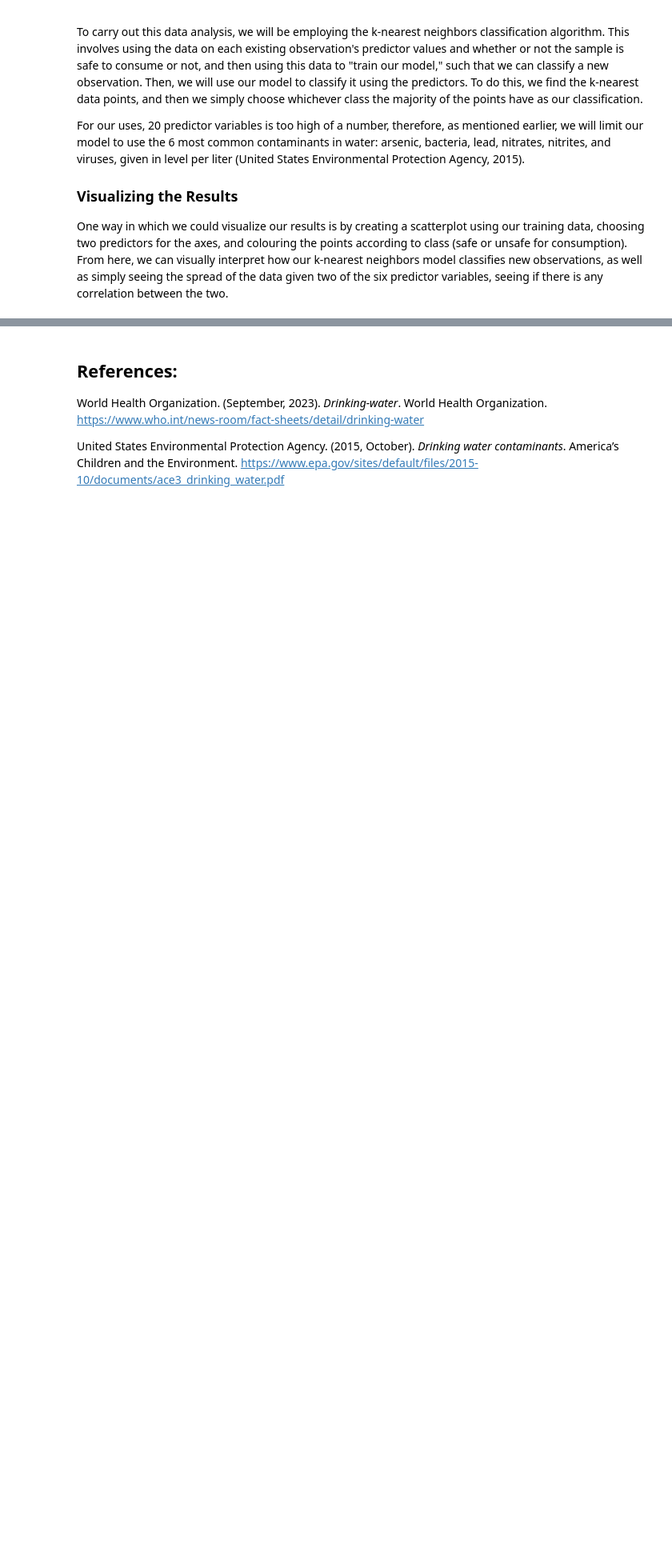
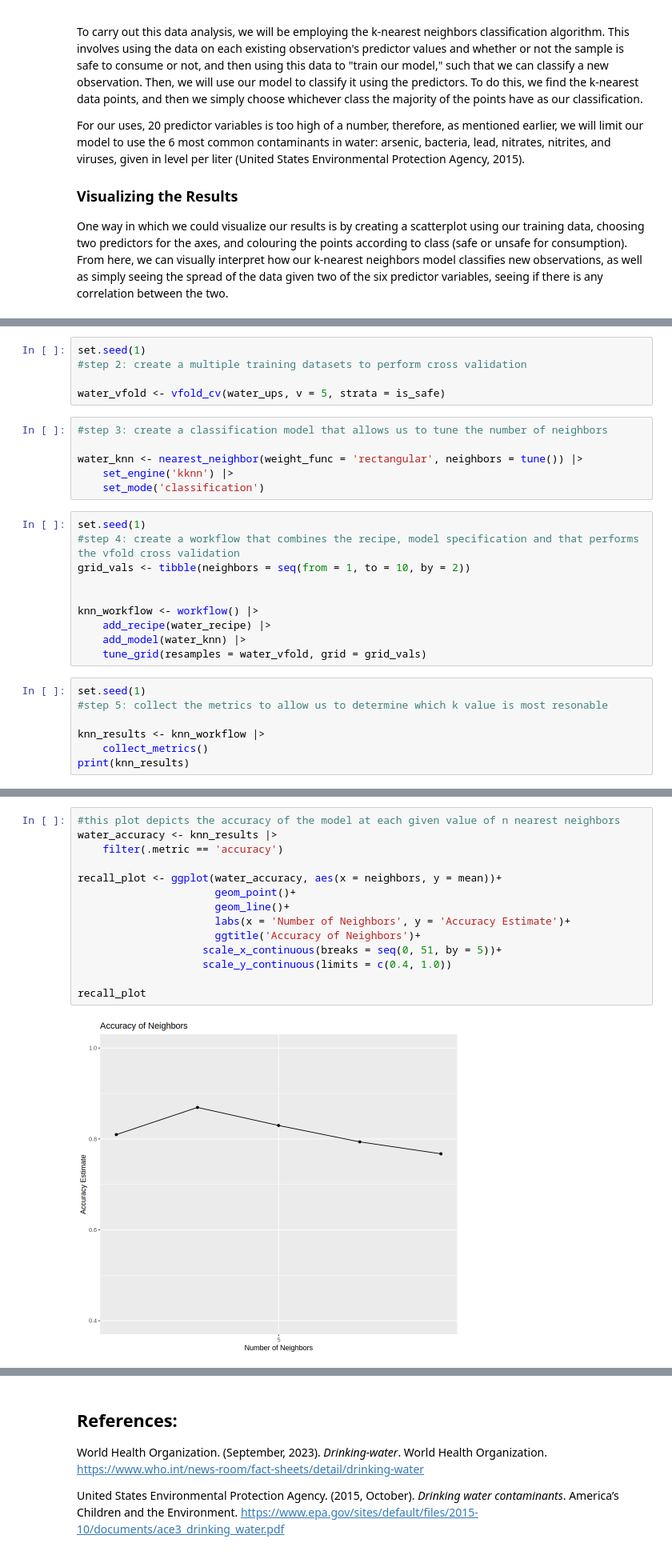
Before and after one commit to zayan-sheikh/DSCI-G13-Project, a Jupyter notebook: proj.ipynb, the cells around one changed output, grey strips where cells are left out. Shown at 80% size. Drawn from its saved outputs; the diff is of its cells as text; blank space fills up the shorter version.

```diff
--- a/proj.ipynb
+++ b/proj.ipynb
@@ -172,0 +232,28 @@ One way in which we could visualize our results is by creating a scatterplot usi
+# %%
+set.seed(1)
+#step 2: create a multiple training datasets to perform cross validation
+
+water_vfold <- vfold_cv(water_ups, v = 5, strata = is_safe)
+# %%
+#step 3: create a classification model that allows us to tune the number of neighbors
+
+water_knn <- nearest_neighbor(weight_func = 'rectangular', neighbors = tune()) |>
+    set_engine('kknn') |>
+    set_mode('classification')
+# %%
+set.seed(1)
+#step 4: create a workflow that combines the recipe, model specification and that performs the vfold cross validation
+grid_vals <- tibble(neighbors = seq(from = 1, to = 10, by = 2))
+
+
+knn_workflow <- workflow() |>
+    add_recipe(water_recipe) |>
+    add_model(water_knn) |>
+    tune_grid(resamples = water_vfold, grid = grid_vals)
+# %%
+set.seed(1)
+#step 5: collect the metrics to allow us to determine which k value is most resonable
+
+knn_results <- knn_workflow |>
+    collect_metrics()
+print(knn_results)
@@ -172,0 +274,16 @@ One way in which we could visualize our results is by creating a scatterplot usi
+# %%
+#this plot depicts the accuracy of the model at each given value of n nearest neighbors
+water_accuracy <- knn_results |>
+    filter(.metric == 'accuracy')
+
+recall_plot <- ggplot(water_accuracy, aes(x = neighbors, y = mean))+
+                      geom_point()+
+                      geom_line()+
+                      labs(x = 'Number of Neighbors', y = 'Accuracy Estimate')+
+                      ggtitle('Accuracy of Neighbors')+
+                    scale_x_continuous(breaks = seq(0, 51, by = 5))+
+                    scale_y_continuous(limits = c(0.4, 1.0))
+
+recall_plot
+# %% [output]
+[figure, added]
```
Also changed, not shown: parts of 15 cells of this notebook.
